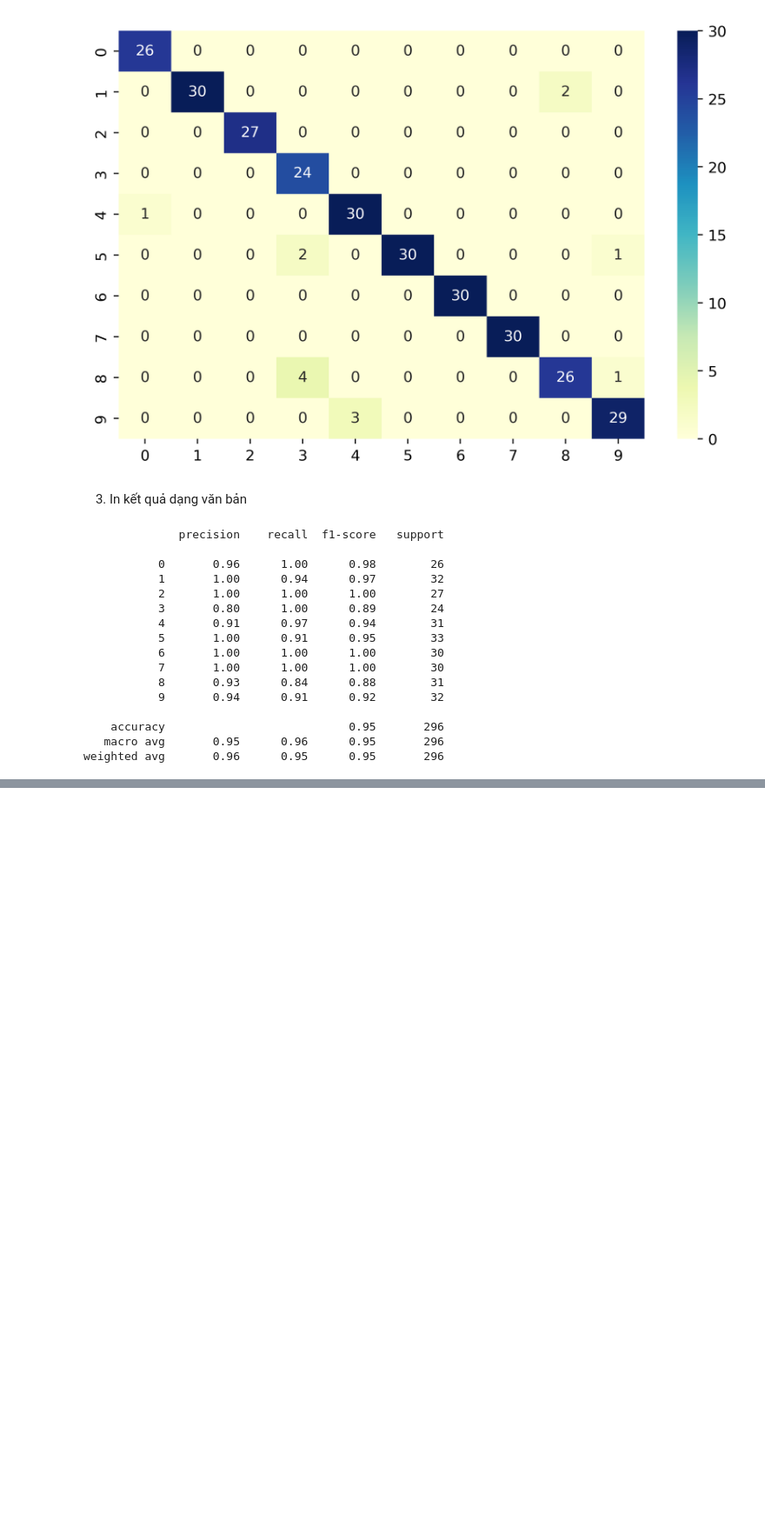
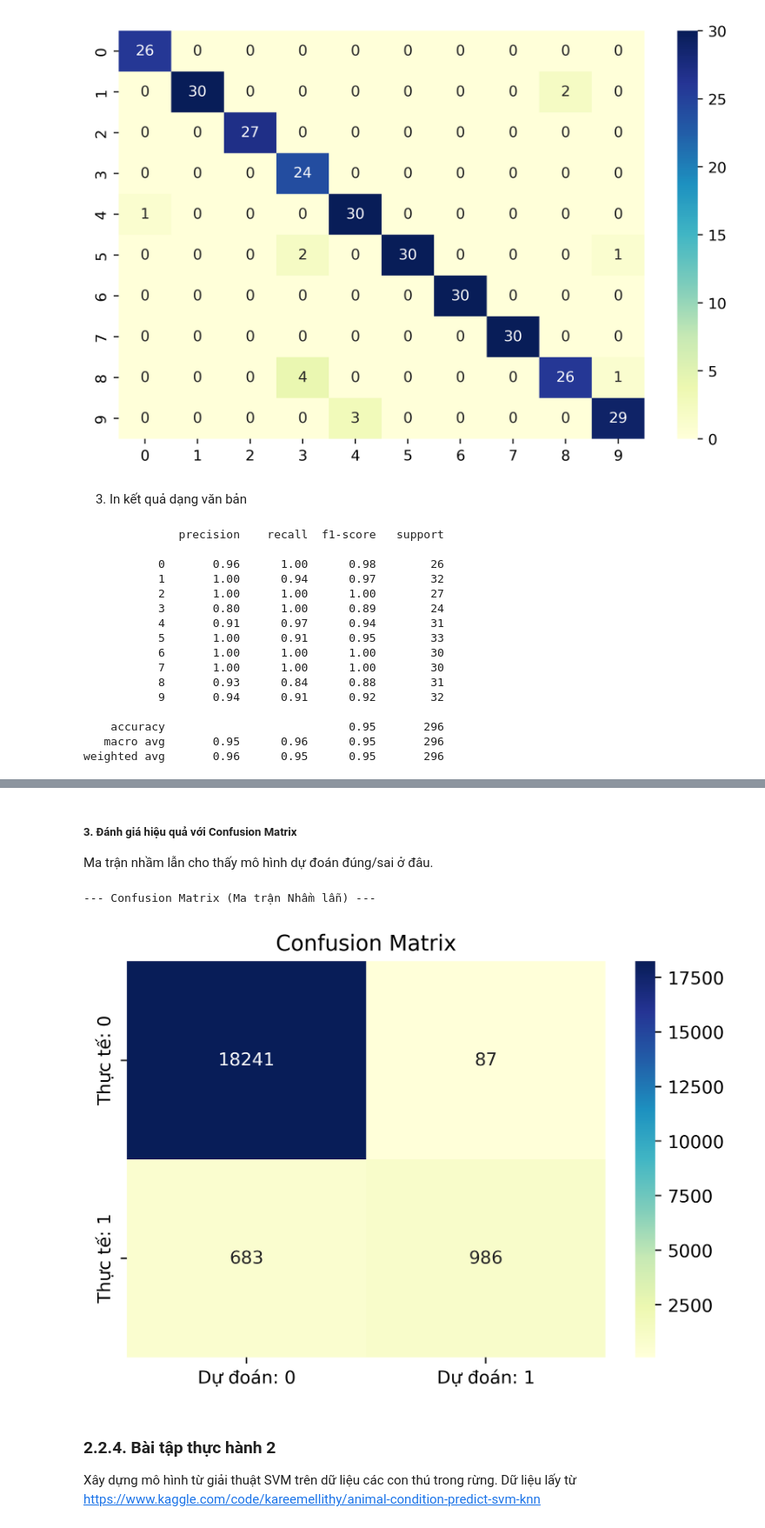
Before and after one commit to TranKhaiAn/sgu_2025_dataAnalysis, a Jupyter notebook: DA06_dl31-10/ThuatToanPhanLop.ipynb, the cells around one changed output, grey strips where cells are left out. Shown at 87% size. Drawn from its saved outputs; the diff is of its cells as text; code cells hidden in the pictures; blank space fills up the shorter version.

Commit message:
Hoàn thành 2.2 tiếp tục 2.3

```diff
--- a/DA06_dl31-10/ThuatToanPhanLop.ipynb
+++ b/DA06_dl31-10/ThuatToanPhanLop.ipynb
@@ -1587,0 +1668,13 @@ weighted avg       0.96      0.95      0.95       296
+# %%
+# 1. Khởi tạo Scaler
+scaler = StandardScaler()
+
+# 2. Fit scaler CHỈ trên X_train (học trung bình và độ lệch chuẩn của tập train)
+X_train_scaled = scaler.fit_transform(X_train)
+
+# 3. Transform X_test (áp dụng các thông số đã học từ X_train)
+X_test_scaled = scaler.transform(X_test)
+
+print("\nĐã hoàn tất chuẩn hóa dữ liệu.")
+print(f"Giá trị trung bình của X_train_scaled (gần bằng 0): {X_train_scaled.mean():.2f}")
+print(f"Độ lệch chuẩn của X_train_scaled (gần bằng 1): {X_train_scaled.std():.2f}")
@@ -1587,0 +1759,8 @@ weighted avg       0.96      0.95      0.95       296
+# %%
+# Huấn luyện trên dữ liệu đã chuẩn hóa
+grid_svm.fit(X_train_scaled, y_train)
+print("Hoàn thành!")
+
+# In ra các tham số tốt nhất
+print(f"Các tham số tốt nhất tìm được: {grid_svm.best_params_}")
+print(f"Điểm ROC AUC tốt nhất (trên tập validation): {grid_svm.best_score_:.4f}")
@@ -1587,0 +1777,6 @@ weighted avg       0.96      0.95      0.95       296
+# %%
+# Lấy ra mô hình tốt nhất
+best_svm_model = grid_svm.best_estimator_
+
+# Dự đoán trên tập Test (đã chuẩn hóa)
+y_pred = best_svm_model.predict(X_test_scaled)
@@ -1587,0 +1801,25 @@ weighted avg       0.96      0.95      0.95       296
+# %% [markdown]
+##### 3. Đánh giá hiệu quả với Confusion Matrix
+Ma trận nhầm lẫn cho thấy mô hình dự đoán đúng/sai ở đâu.
+# %%
+# Tạo Confusion Matrix (như MNIST)
+cm = confusion_matrix(y_test, y_pred)
+
+# Vẽ ma trận dưới dạng heatmap
+print("\n--- Confusion Matrix (Ma trận Nhầm lẫn) ---")
+plt.figure(figsize = (6,4))
+sns.heatmap(cm,
+            annot=True, # Hiển thị số lượng
+            fmt='d',    # Định dạng số nguyên
+            cmap="YlGnBu", # Bảng màu
+            xticklabels=['Dự đoán: 0', 'Dự đoán: 1'],
+            yticklabels=['Thực tế: 0', 'Thực tế: 1'])
+plt.title('Confusion Matrix')
+plt.show()
+# %% [output]
+--- Confusion Matrix (Ma trận Nhầm lẫn) ---
+[figure, added]
+# %% [markdown]
+### 2.2.4. Bài tập thực hành 2
+Xây dựng mô hình từ giải thuật SVM trên dữ liệu các con thú trong rừng. Dữ liệu lấy từ
+https://www.kaggle.com/code/kareemellithy/animal-condition-predict-svm-knn
```
Also changed, not shown: parts of 91 cells of this notebook, 4 other files.
